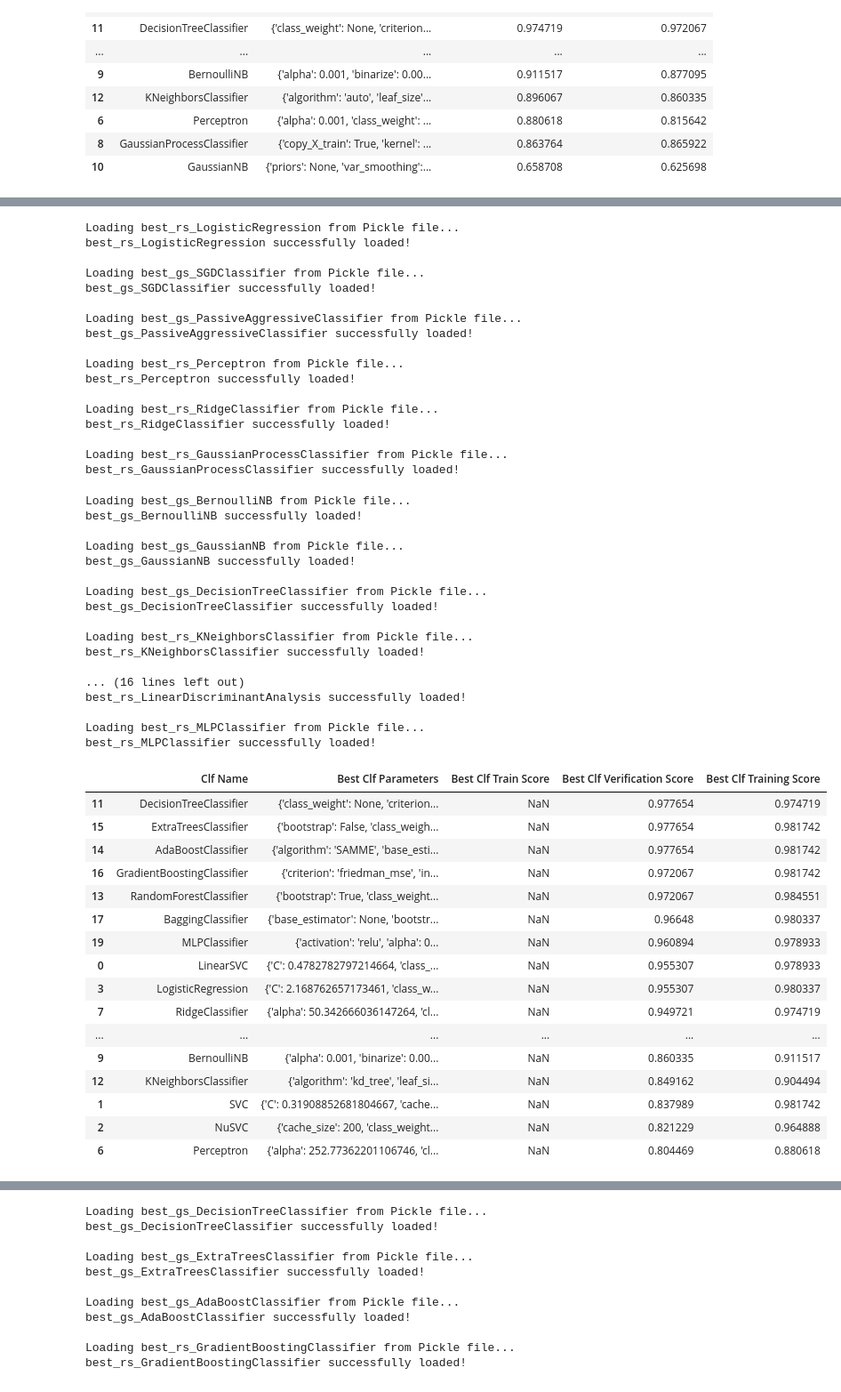
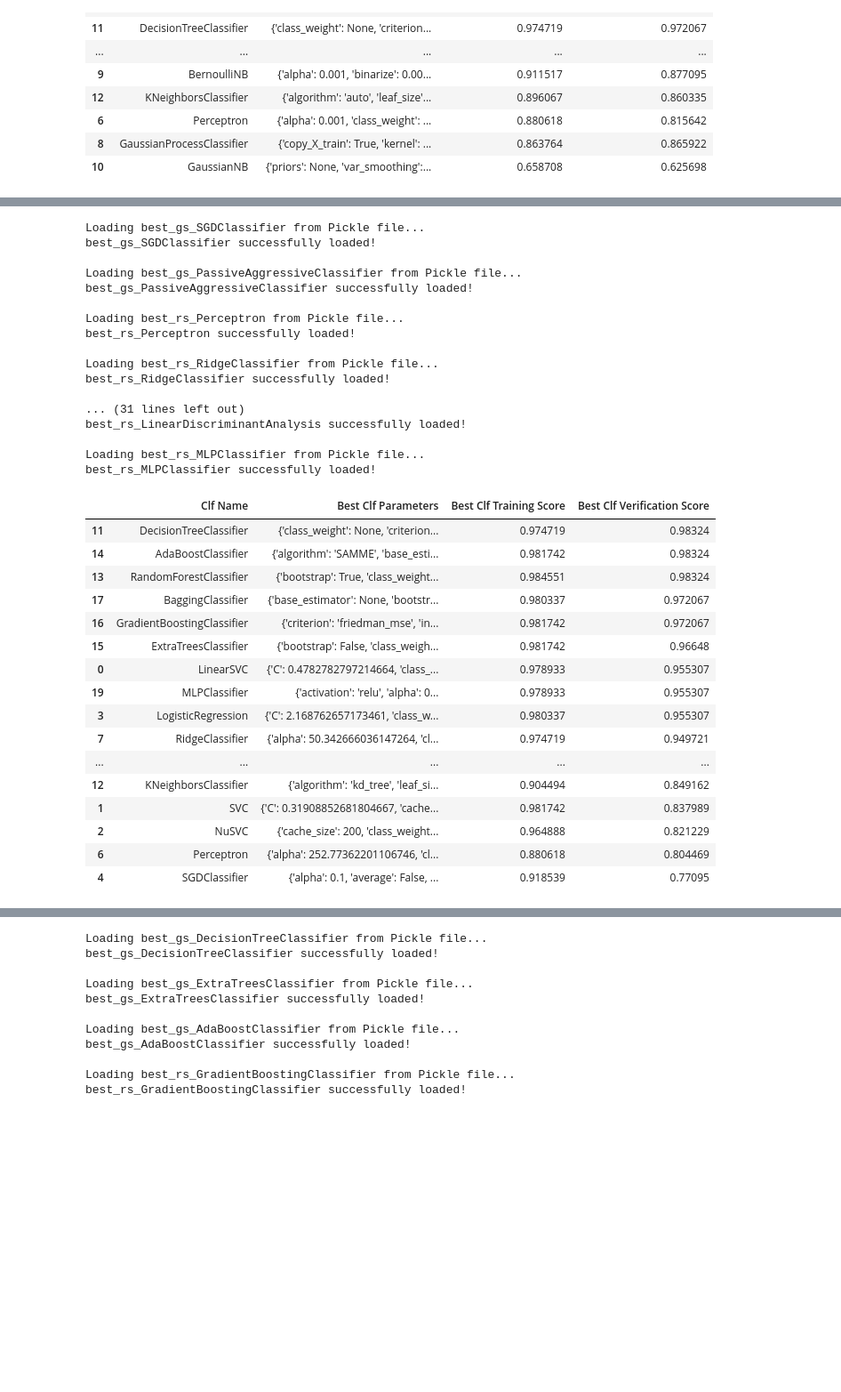
Before and after one commit to Daniel-Wilcox/ADA-874-2019, a Jupyter notebook: Kaggle_Titanic.ipynb, the cells around one changed output, grey strips where cells are left out. Shown: that part at 89% size. Cells and saved outputs as stored; diff of their text form; code cells hidden in the pictures; blank space fills up the shorter version.

```diff
--- a/Kaggle_Titanic.ipynb
+++ b/Kaggle_Titanic.ipynb
@@ -483,7 +483,7 @@ class fix_emb(BaseEstimator, TransformerMixin):
         df = X[self.add_col]
 
         #Find most common Embarked location
-        freq_em = df["Embarked"].value_counts()[0]
+        freq_em = df["Embarked"].value_counts().index[0]
         df["Embarked"] = df["Embarked"].fillna(freq_em)
 
         return df
@@ -506,7 +506,6 @@ add_pipeline = Pipeline([
 titanic = add_pipeline.fit_transform(full_data)
 titanic["Survived"] = fl_sur
 titanic.head()
-#titanic.info()
 # %% [output]
 A value is trying to be set on a copy of a slice from a DataFrame
 
@@ -1780,7 +1815,7 @@ def load_best_score(clf):
     else:
         return rs_score
 # %%
-best_col = ['Clf Name', 'Best Clf Parameters', 'Best Clf Train Score', 'Best Clf Verification Score']
+best_col = ['Clf Name', 'Best Clf Parameters', 'Best Clf Training Score', 'Best Clf Verification Score']
 best_rs_or_gs = pd.DataFrame(columns = best_col)
 row=0
 
@@ -1817,52 +1855,35 @@ best_rs_NuSVC successfully loaded!
-Loading best_rs_LogisticRegression from Pickle file...
-best_rs_LogisticRegression successfully loaded!
-
 Loading best_gs_SGDClassifier from Pickle file...
 best_gs_SGDClassifier successfully loaded!
 
 Loading best_gs_PassiveAggressiveClassifier from Pickle file...
 best_gs_PassiveAggressiveClassifier successfully loaded!
 
 Loading best_rs_Perceptron from Pickle file...
 best_rs_Perceptron successfully loaded!
 
 Loading best_rs_RidgeClassifier from Pickle file...
 best_rs_RidgeClassifier successfully loaded!
 
-Loading best_rs_GaussianProcessClassifier from Pickle file...
-best_rs_GaussianProcessClassifier successfully loaded!
+... (31 lines left out)
+best_rs_LinearDiscriminantAnalysis successfully loaded!
+
+Loading best_rs_MLPClassifier from Pickle file...
+best_rs_MLPClassifier successfully loaded!
-Loading best_gs_BernoulliNB from Pickle file...
-best_gs_BernoulliNB successfully loaded!
-
-Loading best_gs_GaussianNB from Pickle file...
-best_gs_GaussianNB successfully loaded!
-
-Loading best_gs_DecisionTreeClassifier from Pickle file...
-best_gs_DecisionTreeClassifier successfully loaded!
-
-Loading best_rs_KNeighborsClassifier from Pickle file...
-best_rs_KNeighborsClassifier successfully loaded!
-
-... (16 lines left out)
-best_rs_LinearDiscriminantAnalysis successfully loaded!
-
-Loading best_rs_MLPClassifier from Pickle file...
-best_rs_MLPClassifier successfully loaded!
-|  | Clf Name | Best Clf Parameters | Best Clf Train Score | Best Clf Verification Score | Best Clf Training Score |
-| 11 | DecisionTreeClassifier | {'class_weight': None, 'criterion... | NaN | 0.977654 | 0.974719 |
-| 15 | ExtraTreesClassifier | {'bootstrap': False, 'class_weigh... | NaN | 0.977654 | 0.981742 |
-| 14 | AdaBoostClassifier | {'algorithm': 'SAMME', 'base_esti... | NaN | 0.977654 | 0.981742 |
-| 16 | GradientBoostingClassifier | {'criterion': 'friedman_mse', 'in... | NaN | 0.972067 | 0.981742 |
-| 13 | RandomForestClassifier | {'bootstrap': True, 'class_weight... | NaN | 0.972067 | 0.984551 |
-| 17 | BaggingClassifier | {'base_estimator': None, 'bootstr... | NaN | 0.96648 | 0.980337 |
-| 19 | MLPClassifier | {'activation': 'relu', 'alpha': 0... | NaN | 0.960894 | 0.978933 |
-| 0 | LinearSVC | {'C': 0.4782782797214664, 'class_... | NaN | 0.955307 | 0.978933 |
-| 3 | LogisticRegression | {'C': 2.168762657173461, 'class_w... | NaN | 0.955307 | 0.980337 |
-| 7 | RidgeClassifier | {'alpha': 50.342666036147264, 'cl... | NaN | 0.949721 | 0.974719 |
-| ... | ... | ... | ... | ... | ... |
-| 9 | BernoulliNB | {'alpha': 0.001, 'binarize': 0.00... | NaN | 0.860335 | 0.911517 |
-| 12 | KNeighborsClassifier | {'algorithm': 'kd_tree', 'leaf_si... | NaN | 0.849162 | 0.904494 |
-| 1 | SVC | {'C': 0.31908852681804667, 'cache... | NaN | 0.837989 | 0.981742 |
-| 2 | NuSVC | {'cache_size': 200, 'class_weight... | NaN | 0.821229 | 0.964888 |
-| 6 | Perceptron | {'alpha': 252.77362201106746, 'cl... | NaN | 0.804469 | 0.880618 |
+|  | Clf Name | Best Clf Parameters | Best Clf Training Score | Best Clf Verification Score |
+| 11 | DecisionTreeClassifier | {'class_weight': None, 'criterion... | 0.974719 | 0.98324 |
+| 14 | AdaBoostClassifier | {'algorithm': 'SAMME', 'base_esti... | 0.981742 | 0.98324 |
+| 13 | RandomForestClassifier | {'bootstrap': True, 'class_weight... | 0.984551 | 0.98324 |
+| 17 | BaggingClassifier | {'base_estimator': None, 'bootstr... | 0.980337 | 0.972067 |
+| 16 | GradientBoostingClassifier | {'criterion': 'friedman_mse', 'in... | 0.981742 | 0.972067 |
+| 15 | ExtraTreesClassifier | {'bootstrap': False, 'class_weigh... | 0.981742 | 0.96648 |
+| 0 | LinearSVC | {'C': 0.4782782797214664, 'class_... | 0.978933 | 0.955307 |
+| 19 | MLPClassifier | {'activation': 'relu', 'alpha': 0... | 0.978933 | 0.955307 |
+| 3 | LogisticRegression | {'C': 2.168762657173461, 'class_w... | 0.980337 | 0.955307 |
+| 7 | RidgeClassifier | {'alpha': 50.342666036147264, 'cl... | 0.974719 | 0.949721 |
+| ... | ... | ... | ... | ... |
+| 12 | KNeighborsClassifier | {'algorithm': 'kd_tree', 'leaf_si... | 0.904494 | 0.849162 |
+| 1 | SVC | {'C': 0.31908852681804667, 'cache... | 0.981742 | 0.837989 |
+| 2 | NuSVC | {'cache_size': 200, 'class_weight... | 0.964888 | 0.821229 |
+| 6 | Perceptron | {'alpha': 252.77362201106746, 'cl... | 0.880618 | 0.804469 |
+| 4 | SGDClassifier | {'alpha': 0.1, 'average': False, ... | 0.918539 | 0.77095 |
 # %%
```
Also changed, not shown: parts of 9 cells of this notebook, 3 other files.
